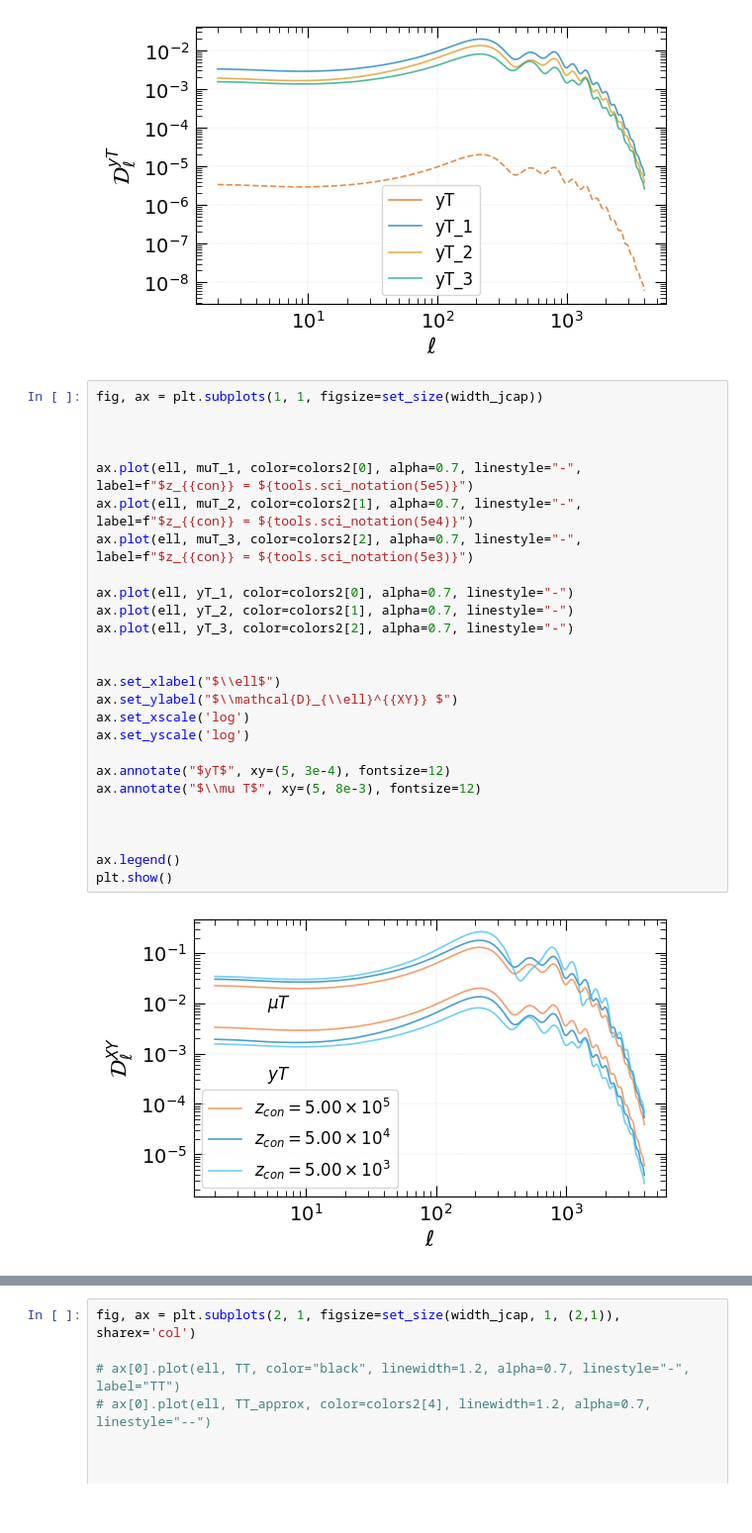
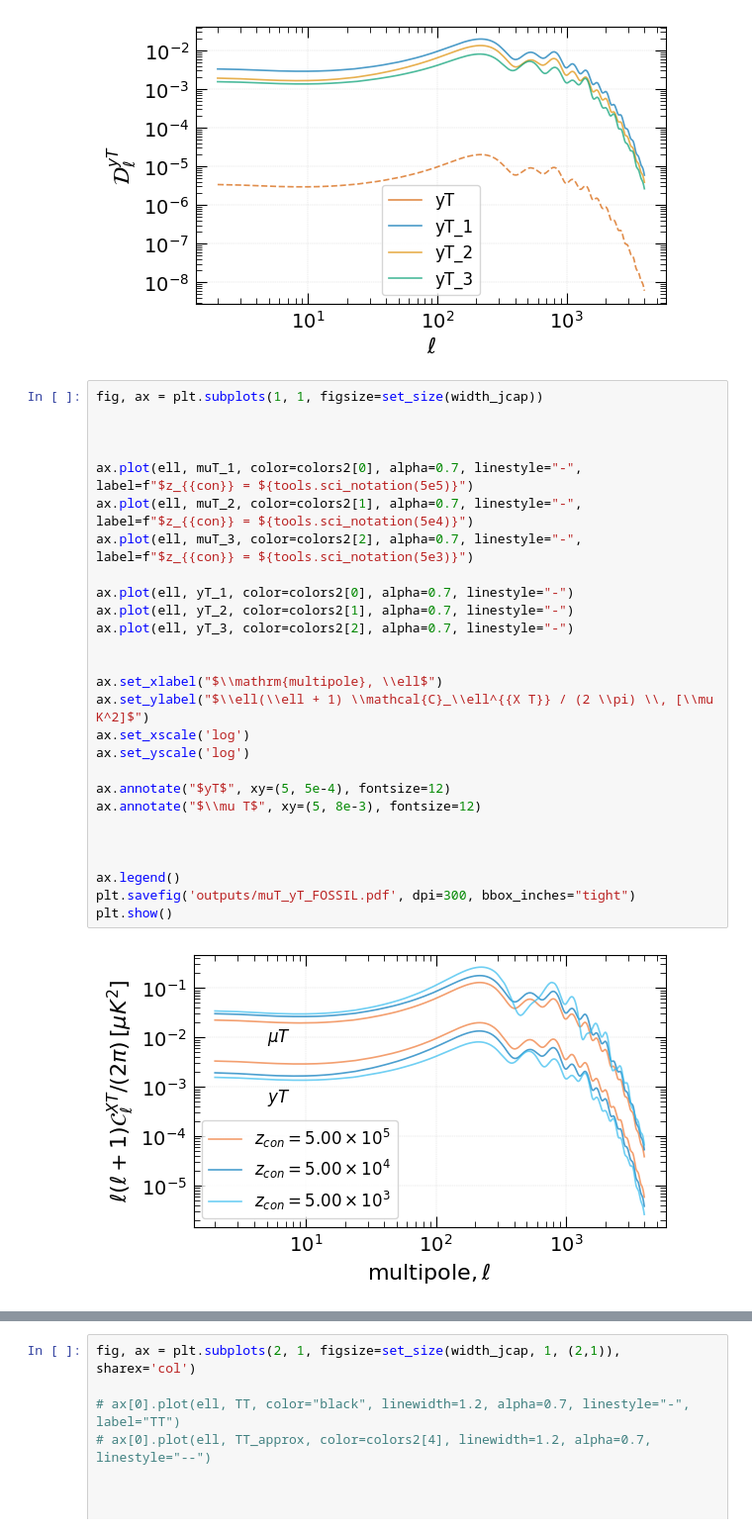
Before and after one commit to Sareva00/Photon_conversion, a Jupyter notebook: power_spectra.ipynb, the cells around one changed output, grey strips where cells are left out. Shown at 99% size. Drawn from its saved outputs; the diff is of its cells as text.

Commit message:
plots labels for fossil

```diff
--- a/power_spectra.ipynb
+++ b/power_spectra.ipynb
@@ -180,31 +180,32 @@ plt.show()
 # %%
 fig, ax = plt.subplots(1, 1, figsize=set_size(width_jcap))
 
 
 
 ax.plot(ell, muT_1, color=colors2[0], alpha=0.7, linestyle="-", label=f"$z_{{con}} = ${tools.sci_notation(5e5)}")
 ax.plot(ell, muT_2, color=colors2[1], alpha=0.7, linestyle="-", label=f"$z_{{con}} = ${tools.sci_notation(5e4)}")
 ax.plot(ell, muT_3, color=colors2[2], alpha=0.7, linestyle="-", label=f"$z_{{con}} = ${tools.sci_notation(5e3)}")
 
 ax.plot(ell, yT_1, color=colors2[0], alpha=0.7, linestyle="-")
 ax.plot(ell, yT_2, color=colors2[1], alpha=0.7, linestyle="-")
 ax.plot(ell, yT_3, color=colors2[2], alpha=0.7, linestyle="-")
 
 
-ax.set_xlabel("$\\ell$")
-ax.set_ylabel("$\\mathcal{D}_{\\ell}^{{XY}} $")
+ax.set_xlabel("$\\mathrm{multipole}, \\ell$")
+ax.set_ylabel("$\\ell(\\ell + 1) \\mathcal{C}_\\ell^{{X T}} / (2 \\pi) \\, [\\mu K^2]$")
 ax.set_xscale('log')
 ax.set_yscale('log')
 
-ax.annotate("$yT$", xy=(5, 3e-4), fontsize=12)
+ax.annotate("$yT$", xy=(5, 5e-4), fontsize=12)
 ax.annotate("$\\mu T$", xy=(5, 8e-3), fontsize=12)
 
 
 
 ax.legend()
+plt.savefig('outputs/muT_yT_FOSSIL.pdf', dpi=300, bbox_inches="tight")
 plt.show()
 # %% [output]
-[figure, old version]
+[figure, new version]
 # %%
 fig, ax = plt.subplots(3, 1, figsize=set_size(width_jcap, 1, (3,1)), sharex='col')
 
```
Also changed, not shown: parts of 1 cell of this notebook, 1 other file.
